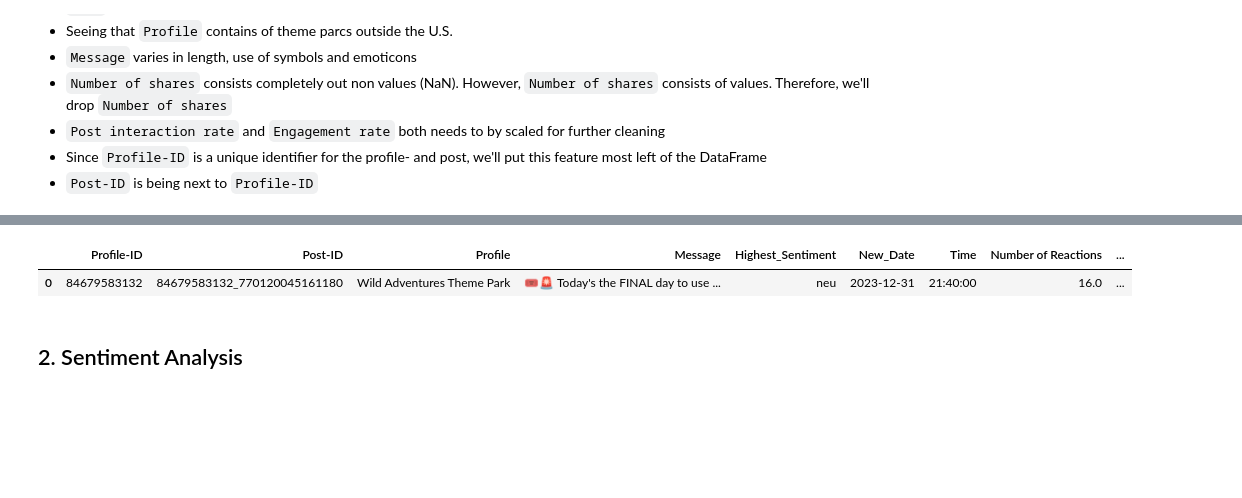
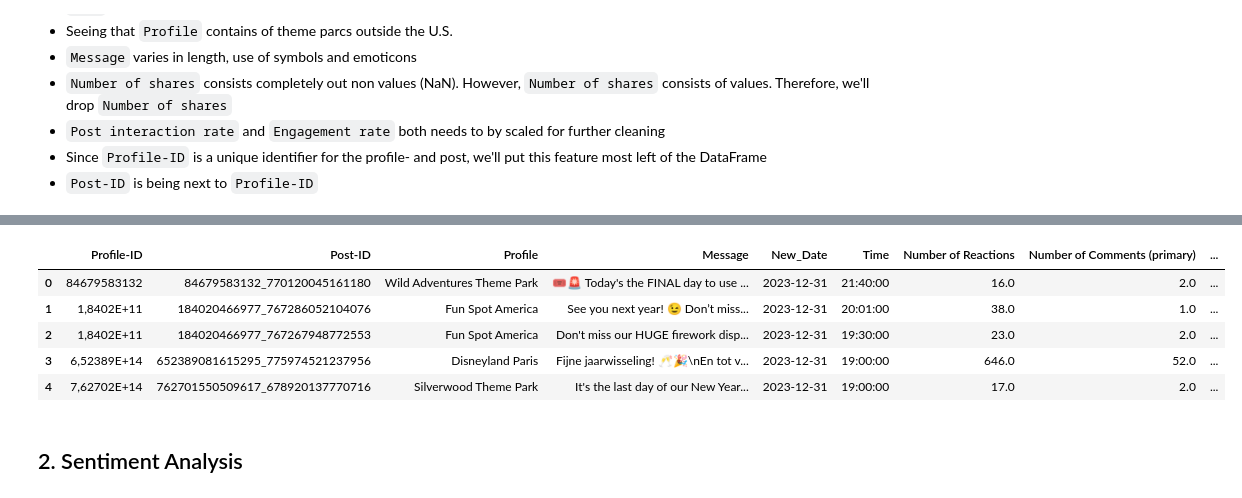
Before and after one commit to ziyuka/Digital-Marketing-Strategy2, a Jupyter notebook: themeparcs_df.ipynb, the cells around one changed output, grey strips where cells are left out. Cells and saved outputs as stored; diff of their text form; code cells hidden in the pictures; blank space fills up the shorter version.

```diff
--- a/themeparcs_df.ipynb
+++ b/themeparcs_df.ipynb
@@ -245,7 +245,7 @@ merged_themepark['Time'] = merged_themepark['Date'].dt.time
 merged_themepark = merged_themepark.drop('Date', axis=1)
 # %%
 # Change feature format
-merged_themepark = merged_themepark[['Profile-ID', 'Post-ID', 'Profile', 'Message', 'New_Date', 'Time', 'Number of Reactions', 'Number of Comments (primary)', 'Number of Shares.1', 'Comments per post', 'Comments on posts by fans', 'Post interaction rate', 'Engagement', 'Number of Likes', 'Link-posts', 'Picture Posts', 'Video-posts', 'Link']]
+merged_themepark = merged_themepark[['Profile-ID', 'Post-ID', 'Profile', 'Message', 'New_Date', 'Time', 'Number of Reactions', 'Number of Comments (primary)', 'Number of Shares.1', 'Comments on posts by fans', 'Post interaction rate', 'Engagement', 'Number of Likes', 'Link-posts', 'Picture Posts', 'Video-posts', 'Link']]
 # %%
 # Check for missing values
 merged_themepark.isnull().sum()
@@ -330,9 +303,13 @@ Name: count, dtype: int64
 # %%
-# Show the final DataFrame
-merged_themepark.head(1)
+# Show the DataFrame
+merged_themepark.head()
 # %% [output]
-|  | Profile-ID | Post-ID | Profile | Message | Highest_Sentiment | New_Date | Time | Number of Reactions | ... |
-| 0 | 84679583132 | 84679583132_770120045161180 | Wild Adventures Theme Park | 🎟️🚨 Today's the FINAL day to use ... | neu | 2023-12-31 | 21:40:00 | 16.0 | ... |
+|  | Profile-ID | Post-ID | Profile | Message | New_Date | Time | Number of Reactions | Number of Comments (primary) | ... |
+| 0 | 84679583132 | 84679583132_770120045161180 | Wild Adventures Theme Park | 🎟️🚨 Today's the FINAL day to use ... | 2023-12-31 | 21:40:00 | 16.0 | 2.0 | ... |
+| 1 | 1,8402E+11 | 184020466977_767286052104076 | Fun Spot America | See you next year! 😉 Don’t miss... | 2023-12-31 | 20:01:00 | 38.0 | 1.0 | ... |
+| 2 | 1,8402E+11 | 184020466977_767267948772553 | Fun Spot America | Don't miss our HUGE firework disp... | 2023-12-31 | 19:30:00 | 23.0 | 2.0 | ... |
+| 3 | 6,52389E+14 | 652389081615295_775974521237956 | Disneyland Paris | Fijne jaarwisseling! 🥂🎉\nEn tot v... | 2023-12-31 | 19:00:00 | 646.0 | 52.0 | ... |
+| 4 | 7,62702E+14 | 762701550509617_678920137770716 | Silverwood Theme Park | It's the last day of our New Year... | 2023-12-31 | 19:00:00 | 17.0 | 2.0 | ... |
 # %% [markdown]
 ## 2. Sentiment Analysis
 # %%
```
Also changed, not shown: parts of 19 cells of this notebook.
